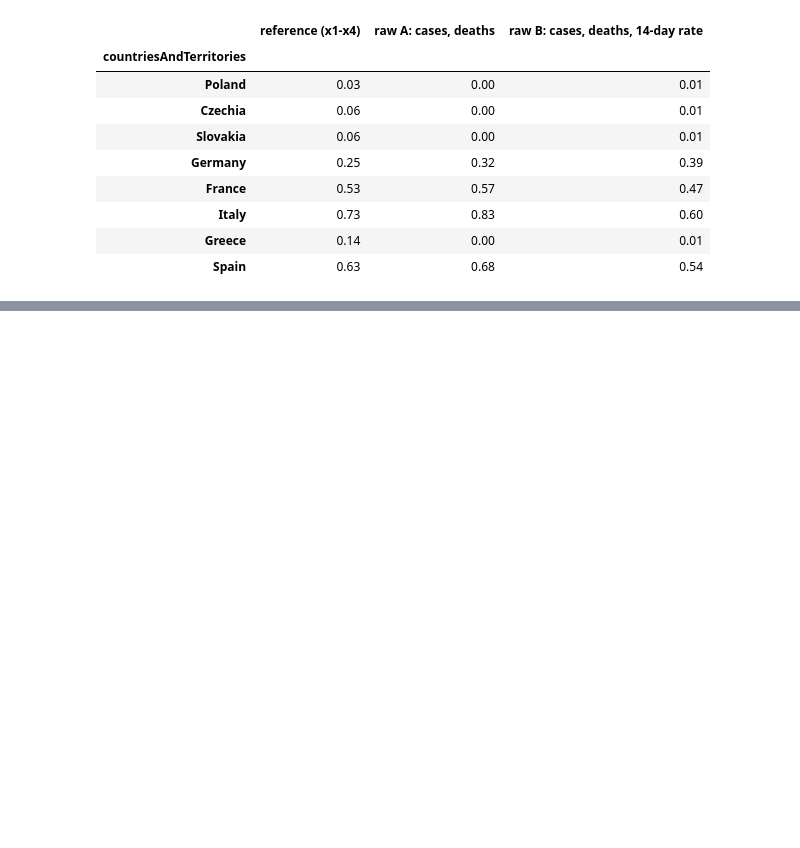
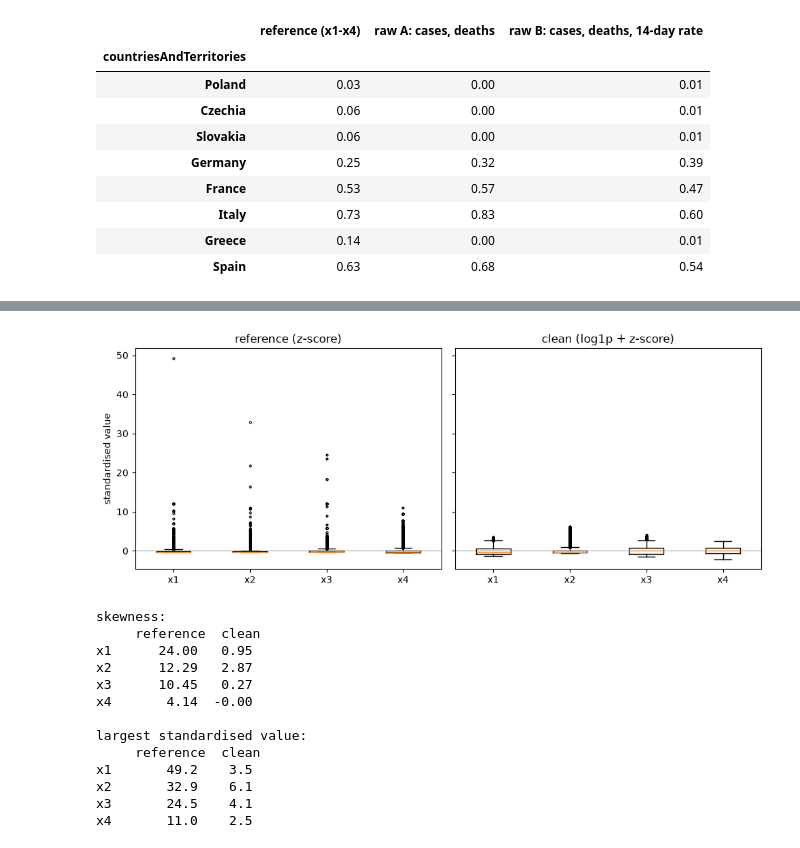
Before and after one commit to Stefy1209/Advanced-Methods-of-Data-Analysis, a Jupyter notebook: Reports/Report 1/src/covid/main.ipynb, the cells around one changed output, grey strips where cells are left out. Drawn from its saved outputs; the diff is of its cells as text; code cells hidden in the pictures; blank space fills up the shorter version.

```diff
--- a/Reports/Report 1/src/covid/main.ipynb
+++ b/Reports/Report 1/src/covid/main.ipynb
@@ -1912,0 +1952,29 @@ mean severity of the paper's 8 countries (0 = always stabilisation, 2 = always e
+# %%
+# Distributions of x1-x4 after each preprocessing (as the WDBC boxplots)
+fig, axes = plt.subplots(1, 2, figsize=(10, 4), sharey=True)
+for ax, (name, Zf) in zip(axes, FCM_INPUT.items()):
+    ax.boxplot([Zf[f] for f in FEATS], whis=1.5, flierprops={"markersize": 2})
+    ax.set_xticks(range(1, len(FEATS) + 1), FEATS)
+    ax.axhline(0, color="grey", lw=0.6)
+    ax.set_title(VARIANT_LABELS[name])
+axes[0].set_ylabel("standardised value")
+fig.tight_layout()
+fig.savefig(FIG_DIR / "covid_report_scaling_comparison.png", dpi=300)
+plt.show()
+print("skewness:\n", pd.DataFrame({n: Zf[FEATS].skew() for n, Zf in FCM_INPUT.items()}).round(2))
+print("\nlargest standardised value:\n", pd.DataFrame({n: Zf[FEATS].max() for n, Zf in FCM_INPUT.items()}).round(1))
+# %% [output]
+[figure, added]
+skewness:
+     reference  clean
+x1      24.00   0.95
+x2      12.29   2.87
+x3      10.45   0.27
+x4       4.14  -0.00
+
+largest standardised value:
+     reference  clean
+x1       49.2    3.5
+x2       32.9    6.1
+x3       24.5    4.1
+x4       11.0    2.5
```
Also changed, not shown: parts of 7 cells of this notebook, 22 other files.
